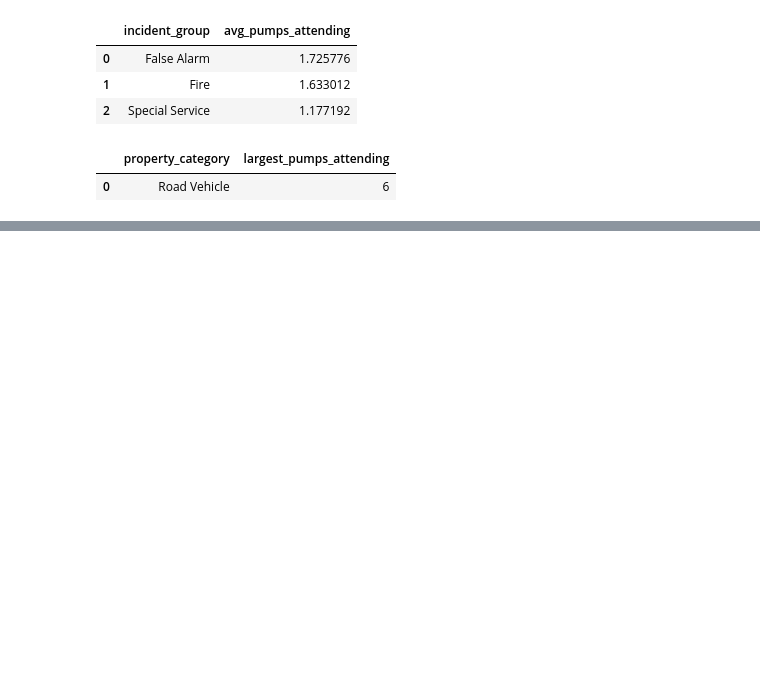
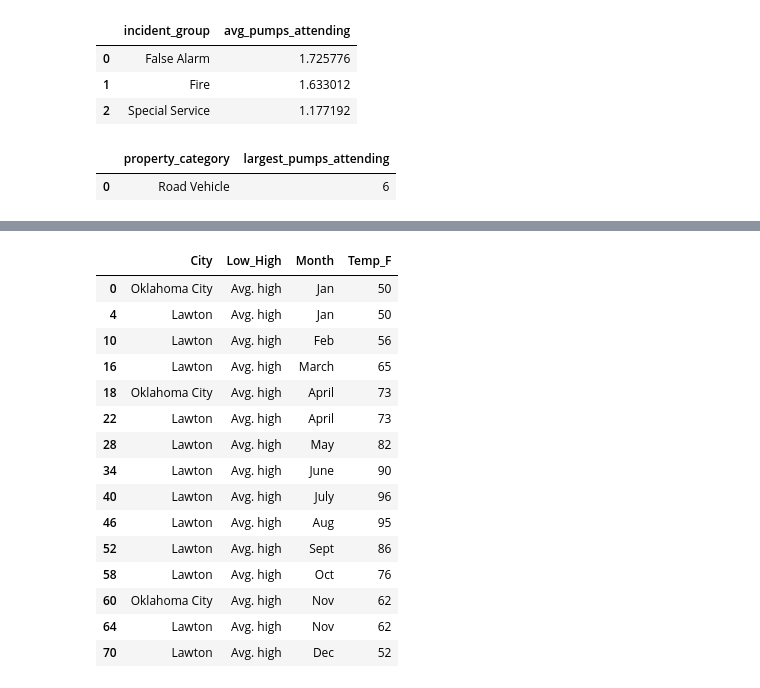
Before and after one commit to aayushbhurtel/Data_Visualization, a Jupyter notebook: exam1review.ipynb, the cells around one changed output, grey strips where cells are left out. Drawn from its saved outputs; the diff is of its cells as text; code cells hidden in the pictures; blank space fills up the shorter version.

```diff
--- a/exam1review.ipynb
+++ b/exam1review.ipynb
@@ -55,0 +149,19 @@ GROUP BY property_category
+# %%
+df[df.Temp_F == df.groupby('Month').Temp_F.transform(max)]
+# %% [output]
+|  | City | Low_High | Month | Temp_F |
+| 0 | Oklahoma City | Avg. high | Jan | 50 |
+| 4 | Lawton | Avg. high | Jan | 50 |
+| 10 | Lawton | Avg. high | Feb | 56 |
+| 16 | Lawton | Avg. high | March | 65 |
+| 18 | Oklahoma City | Avg. high | April | 73 |
+| 22 | Lawton | Avg. high | April | 73 |
+| 28 | Lawton | Avg. high | May | 82 |
+| 34 | Lawton | Avg. high | June | 90 |
+| 40 | Lawton | Avg. high | July | 96 |
+| 46 | Lawton | Avg. high | Aug | 95 |
+| 52 | Lawton | Avg. high | Sept | 86 |
+| 58 | Lawton | Avg. high | Oct | 76 |
+| 60 | Oklahoma City | Avg. high | Nov | 62 |
+| 64 | Lawton | Avg. high | Nov | 62 |
+| 70 | Lawton | Avg. high | Dec | 52 |
```
Also changed, not shown: parts of 7 cells of this notebook.
